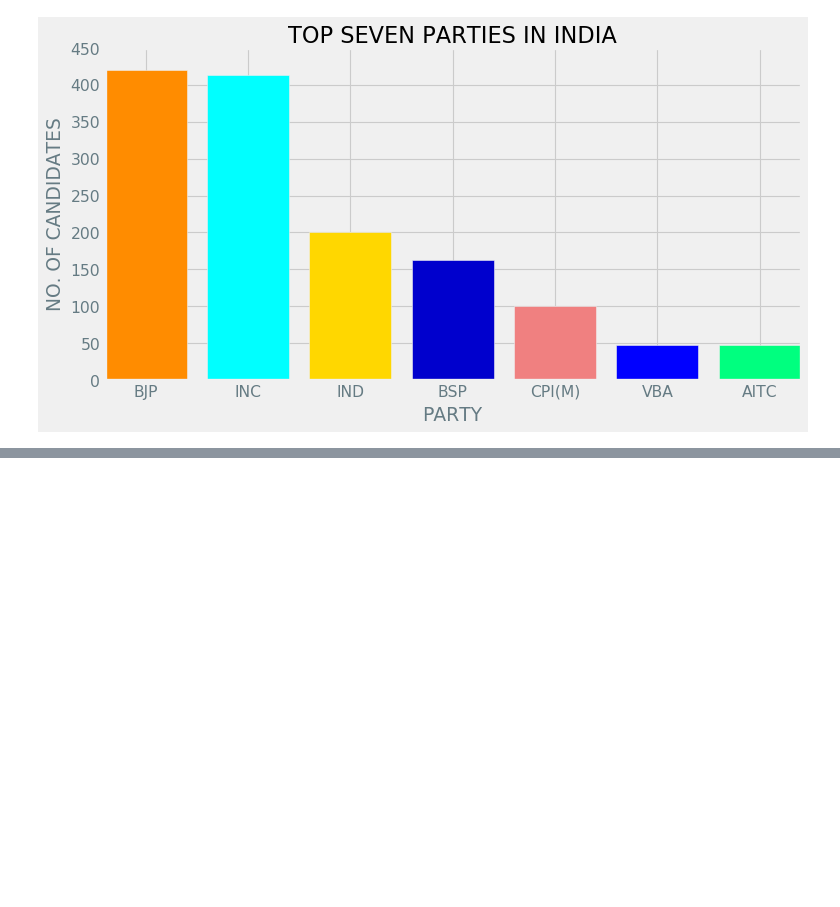
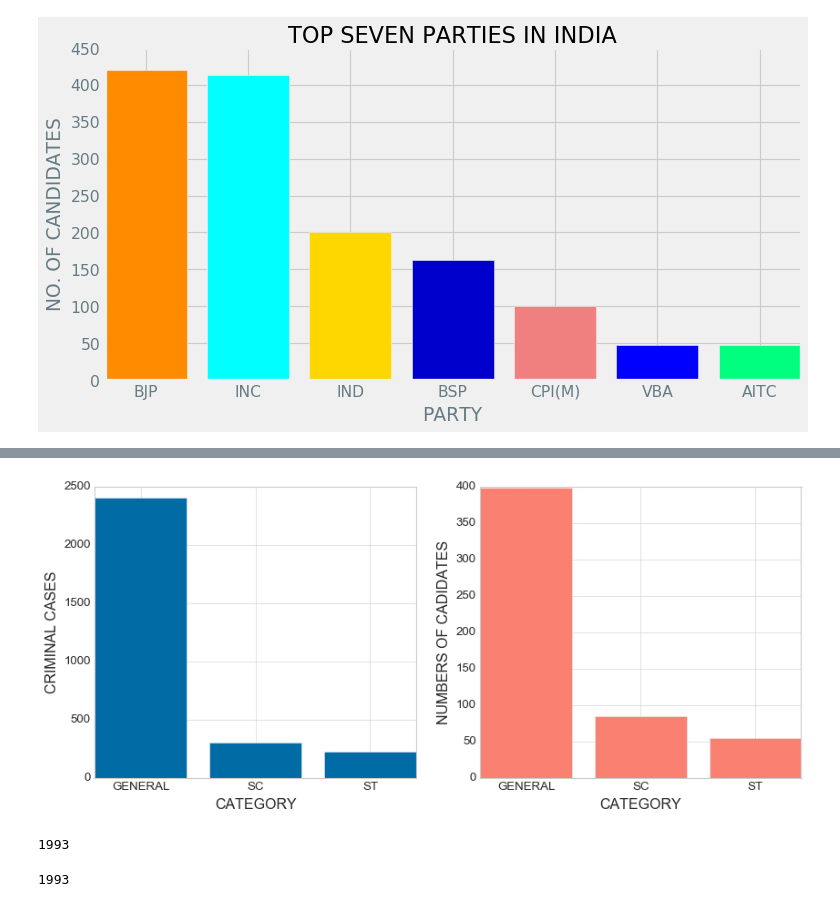
Before and after one commit to yashdalvi221/Data_Analysis_Projects, a Jupyter notebook: Indin_Lower_house_election_2019/EDA_Indian_Central_election_2019.ipynb, the cells around one changed output, grey strips where cells are left out. Cells and saved outputs as stored; diff of their text form; code cells hidden in the pictures; blank space fills up the shorter version.

```diff
--- a/Indin_Lower_house_election_2019/EDA_Indian_Central_election_2019.ipynb
+++ b/Indin_Lower_house_election_2019/EDA_Indian_Central_election_2019.ipynb
@@ -124,0 +211,18 @@ ax.set(xlabel = 'PARTY',
+# %%
+plt.style.use('seaborn-whitegrid')
+# %%
+df_tmp = df.groupby(by='CATEGORY').sum()
+# %%
+labels = {'General':399,'SC':85,'ST':45}
+fig, ax = plt.subplots(1,2,figsize=(12.5,5))
+
+ax[0].bar(df_tmp.index, df_tmp['CRIMINAL CASES'])
+ax[1].bar(df_tmp.index, df_tmp['WINNER'], color='salmon')
+
+ax[0].set(xlabel = 'CATEGORY',
+          ylabel = 'CRIMINAL CASES')
+
+ax[1].set(xlabel = 'CATEGORY',
+          ylabel = 'NUMBERS OF CADIDATES');
+# %% [output]
+[figure, added]
@@ -124,0 +238,8 @@ ax.set(xlabel = 'PARTY',
+# %%
+len(ser)
+# %% [output]
+1993
+# %%
+len(lst)
+# %% [output]
+1993
```
Also changed, not shown: parts of 38 cells of this notebook.
